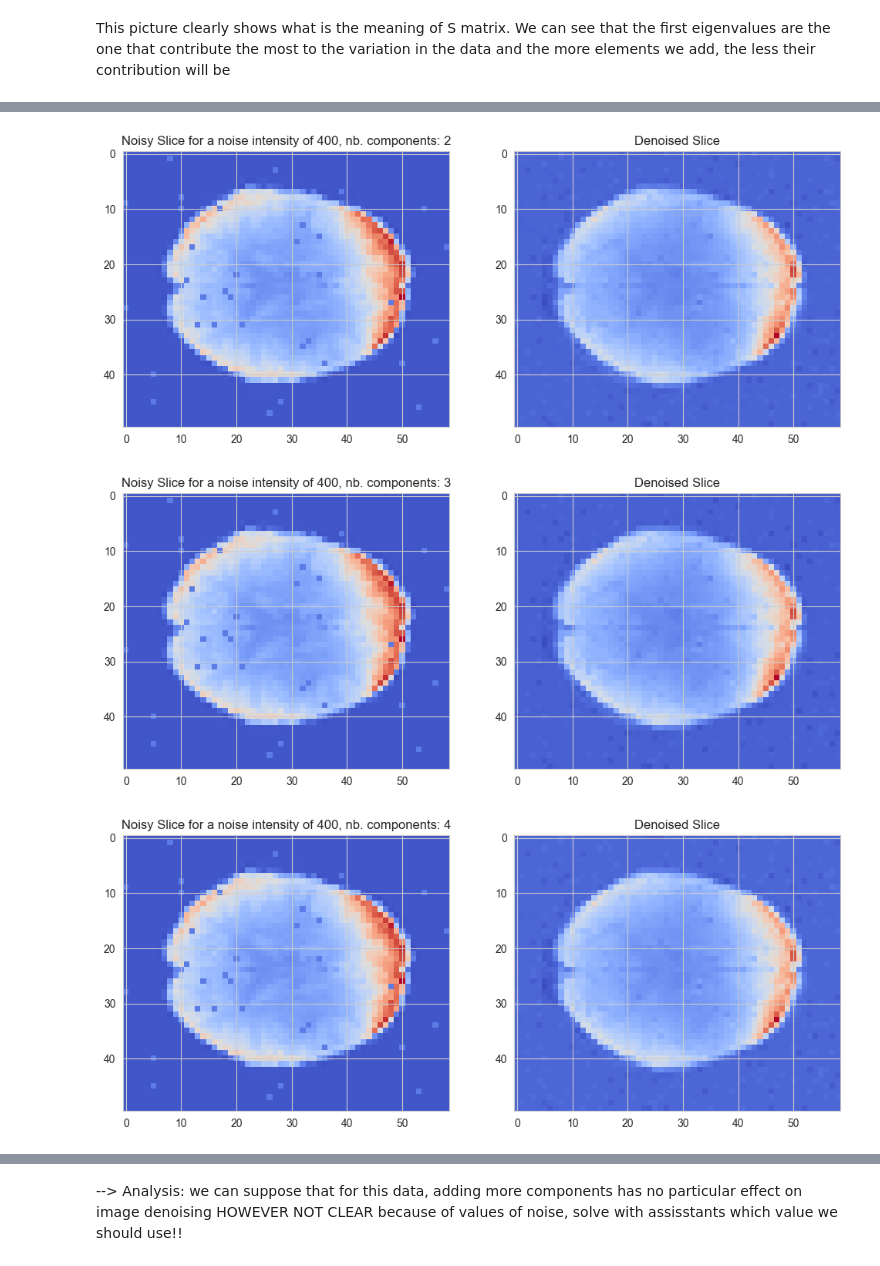
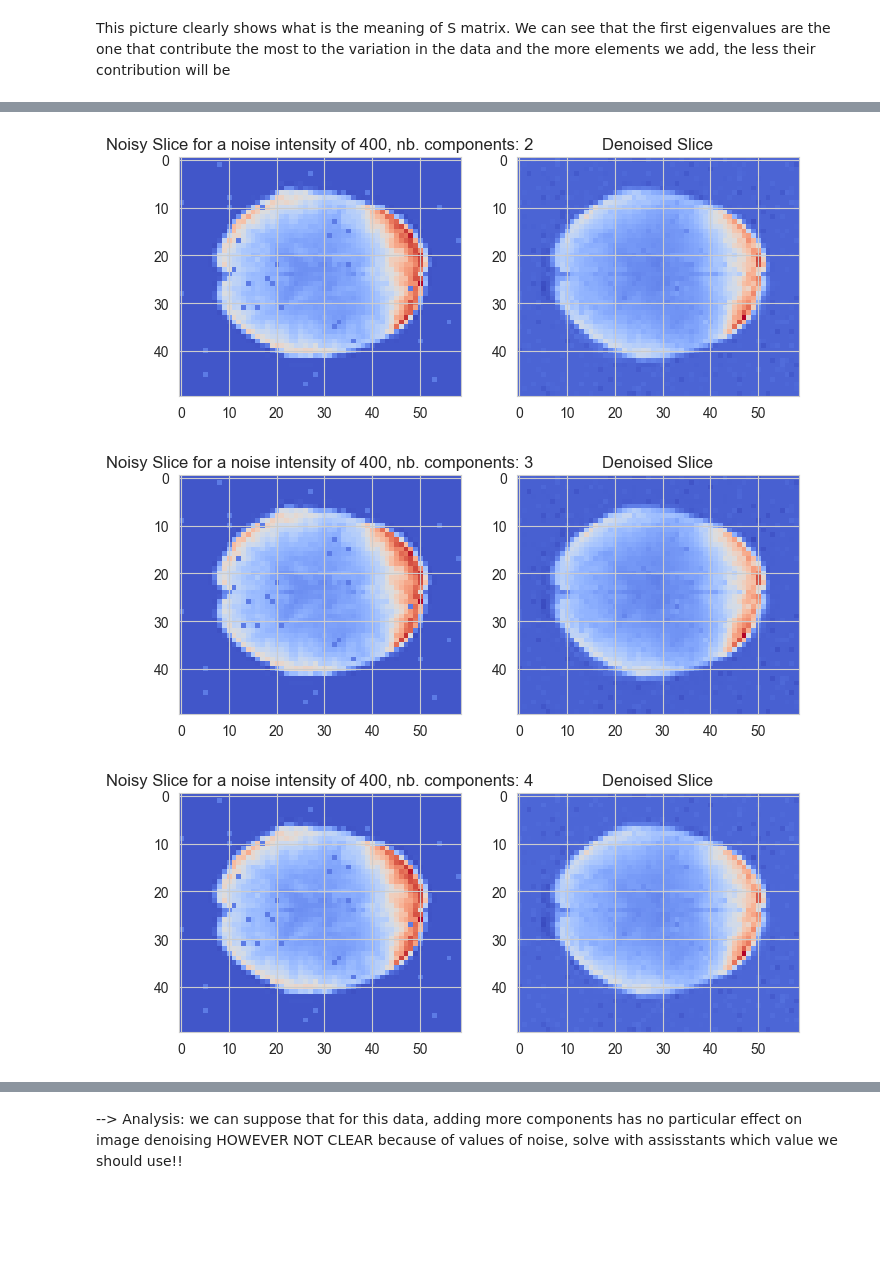
Before and after one commit to ludekcizinsky/fMRI-dimensionality-reduction, a Jupyter notebook: run.ipynb, the cells around one changed output, grey strips where cells are left out. Drawn from its saved outputs; the diff is of its cells as text; code cells hidden in the pictures; blank space fills up the shorter version.

```diff
--- a/run.ipynb
+++ b/run.ipynb
@@ -371,5 +371,5 @@ Text(0.5, 1.0, 'Denoised Slice - Dataset 1')
 # %%
-# Pick the 2 principal components from SVD
+# Pick the principal components from SVD
 n_components = [1,2,3,4,5]
 for n in n_components:
     princ_comp_1 = U1[:,:n]                #stores the selected principal components (columns) from the U matrix obtained through SVD
@@ -383,7 +383,7 @@ for n in n_components:
     denoised_matrix_1 = np.reshape(denoised_arrays_1[:, subj_i], [50,59])
     #The result is an approximation of the original data but reduced in dimensionality due to the number of principal components used
     # Visualize it
-    plt.figure(figsize=(12, 6))
+    plt.figure(figsize=(8, 5))
     plt.subplot(1, 2, 1)
     plt.imshow(noisy_mats_1[subj_i], cmap='coolwarm')
     plt.title(f'Noisy Slice for a noise intensity of 400, nb. components: {n}')
@@ -398,3 +398,3 @@ for n in n_components:
-[figure, old version]
+[figure, new version]
-[figure, old version]
+[figure, new version]
-[figure, old version]
+[figure, new version]
```
Also changed, not shown: parts of 6 cells of this notebook.
